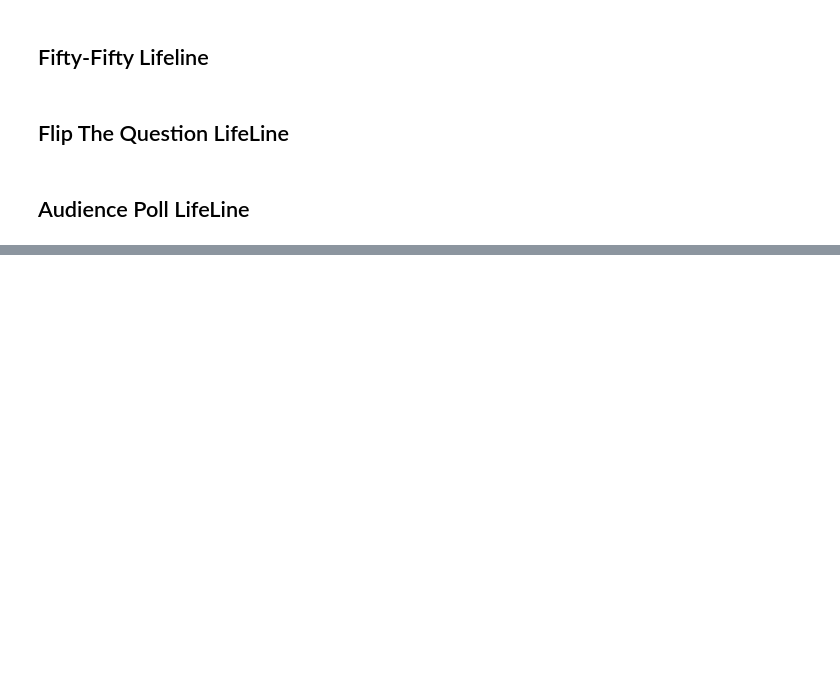
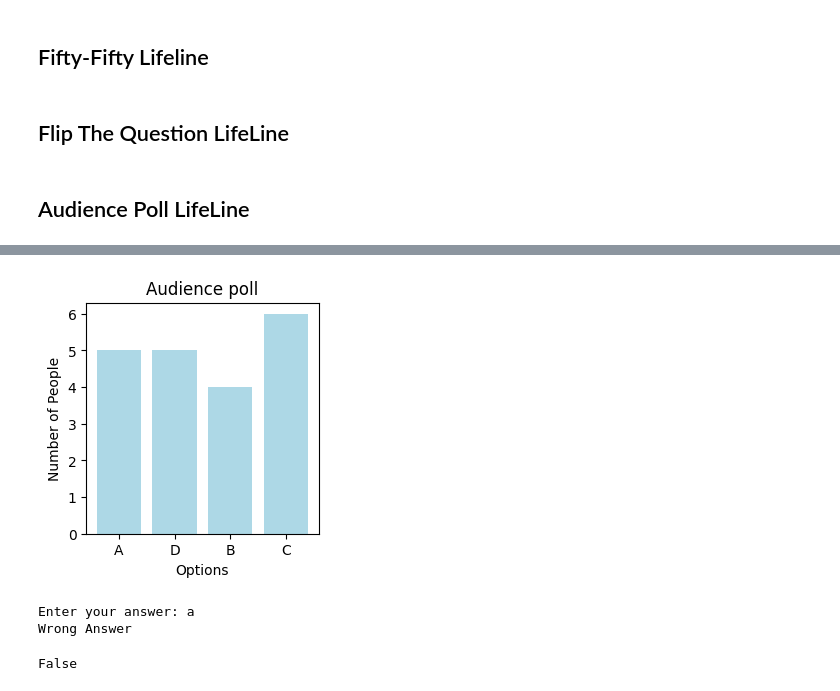
Before and after one commit to GwlSaurabhKushwah/KBC1, a Jupyter notebook: KBC.ipynb, the cells around one changed output, grey strips where cells are left out. Drawn from its saved outputs; the diff is of its cells as text; code cells hidden in the pictures; blank space fills up the shorter version.

Commit message:
Add files via upload
Add bar plot on audience poll life line

```diff
--- a/KBC.ipynb
+++ b/KBC.ipynb
@@ -220,0 +229,41 @@ AudiencePoll()
+# %%
+import random
+import matplotlib.pyplot as plt
+polls = {}
+audience = []
+ran = ["A","B","C","D"]
+def AudiencePoll():
+    for a in range(1,21):
+        response = random.choice(ran)
+        audience.append(response)
+    # print(audience)
+    for d in audience:
+        if d in polls:
+            polls[d] += 1
+        else:
+            polls[d] = 1
+    # for key,value in polls.items():
+    #     print(key, "=",value)
+
+    option = list(polls.keys())
+    ans =  list(polls.values())
+    fig = plt.figure(figsize = (3, 3))
+    plt.xlabel('Options')
+    plt.ylabel('Number of People')
+    plt.title('Audience poll')
+    plt.bar(option,ans,color='lightblue')
+    plt.show()
+    ans_new = input("Enter your answer: ").upper()
+    if ans_new == answers[i]:
+        print("Right Answer")
+        return True
+    else:
+        print("Wrong Answer")
+        return False
+
+AudiencePoll()
+# %% [output]
+[figure, added]
+Enter your answer: a
+Wrong Answer
+False
```
Also changed, not shown: parts of 2 cells of this notebook.
